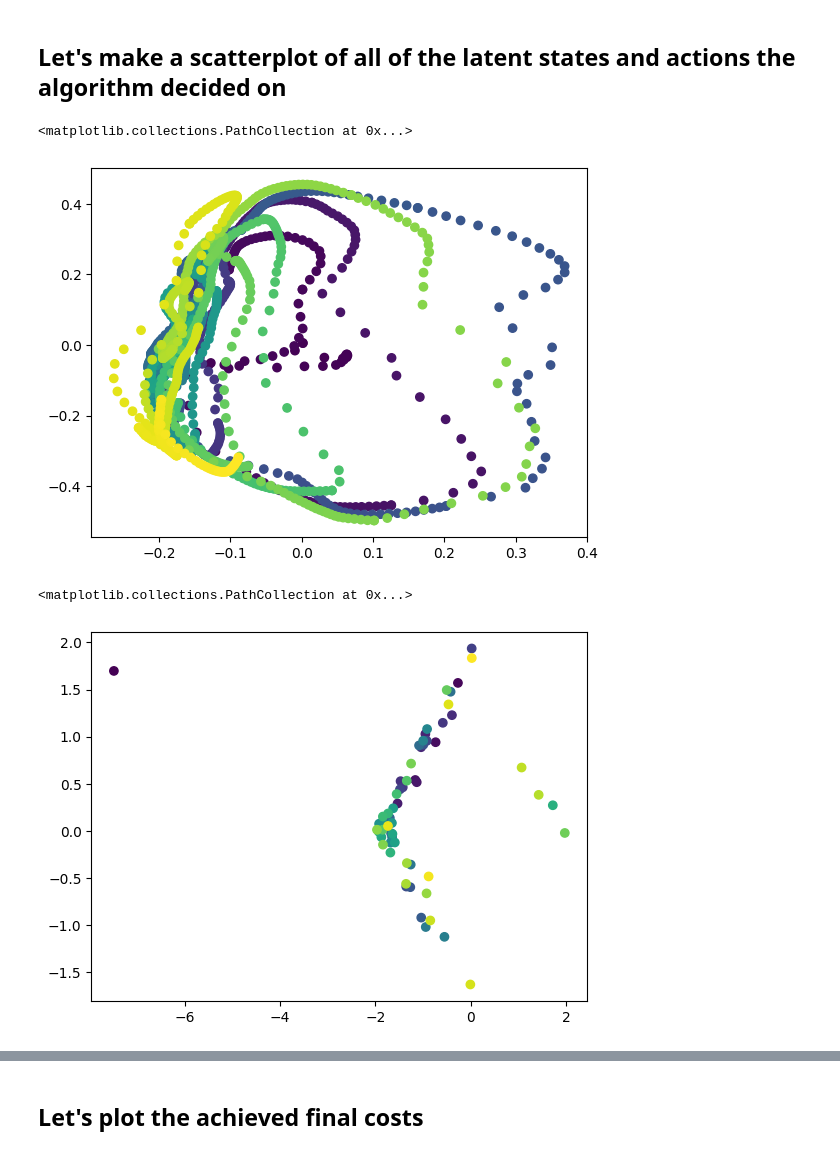
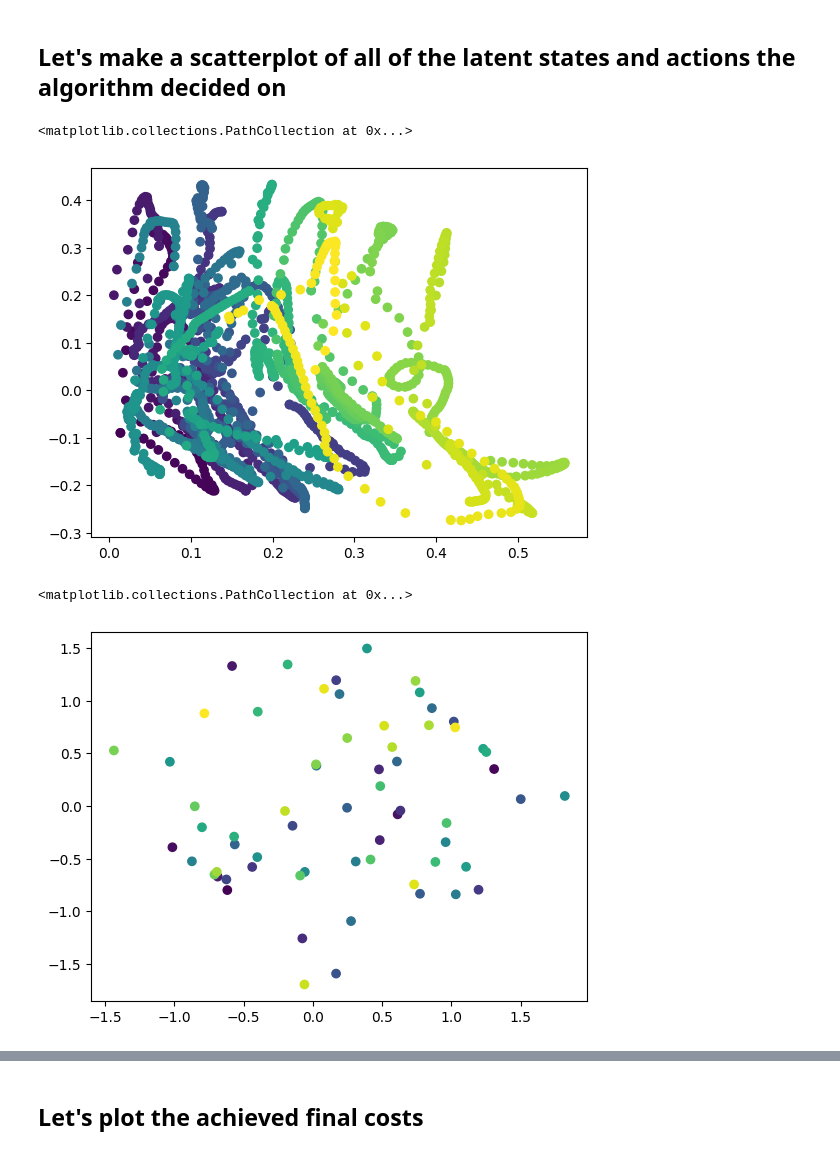
Before and after one commit to mishmish66/latch, a Jupyter notebook: actor_eval.ipynb, the cells around one changed output, grey strips where cells are left out. Saved outputs shown, nothing was run; the diff lists cells and outputs as text; code cells hidden in the pictures.

```diff
--- a/actor_eval.ipynb
+++ b/actor_eval.ipynb
@@ -105,7 +105,7 @@ rng, key = jax.random.split(key)
 train_state = TrainState.init(rng, train_config)
 
 train_state = checkpointer.restore(
-    (checkpoint_dir / "checkpoint_r163_s333824").absolute(), item=train_state
+    (checkpoint_dir / "checkpoint_r52_s106496").absolute(), item=train_state
 )
 # %% [markdown]
 ## Actually run the actor evals, this will take a while
@@ -289,16 +306,16 @@ plt.plot(diff_norms)
 import numpy as np
 
 plt.scatter(
-    latent_states[..., 4],
-    latent_states[..., 5],
-    c=range(latent_states.shape[0]),
+    dense_latent_states[..., 4],
+    dense_latent_states[..., 5],
+    c=range(dense_latent_states.shape[0]),
     cmap="viridis",
 )
 # %% [output]
 <matplotlib.collections.PathCollection at 0x...>
-[figure, old version]
+[figure, new version]
 # %%
-plt.scatter(optimized_actions[1, :, 0], optimized_actions[1, :, 1], c=range(len(optimized_actions[0])), cmap="viridis")
+plt.scatter(optimized_actions[..., 0], optimized_actions[..., 1], c=range(len(optimized_actions)), cmap="viridis")
 # %% [output]
 <matplotlib.collections.PathCollection at 0x...>
-[figure, old version]
+[figure, new version]
```
Also changed, not shown: parts of 24 cells of this notebook, 1 other file.
